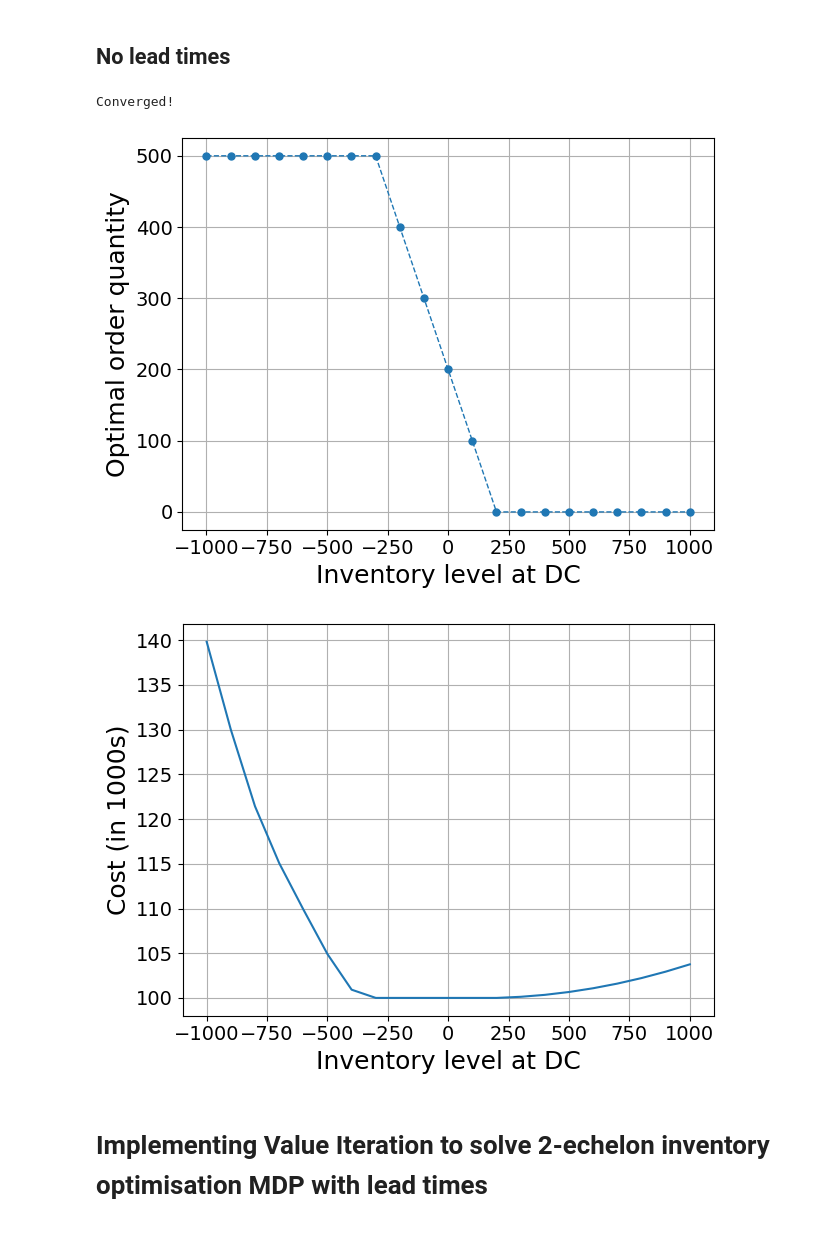
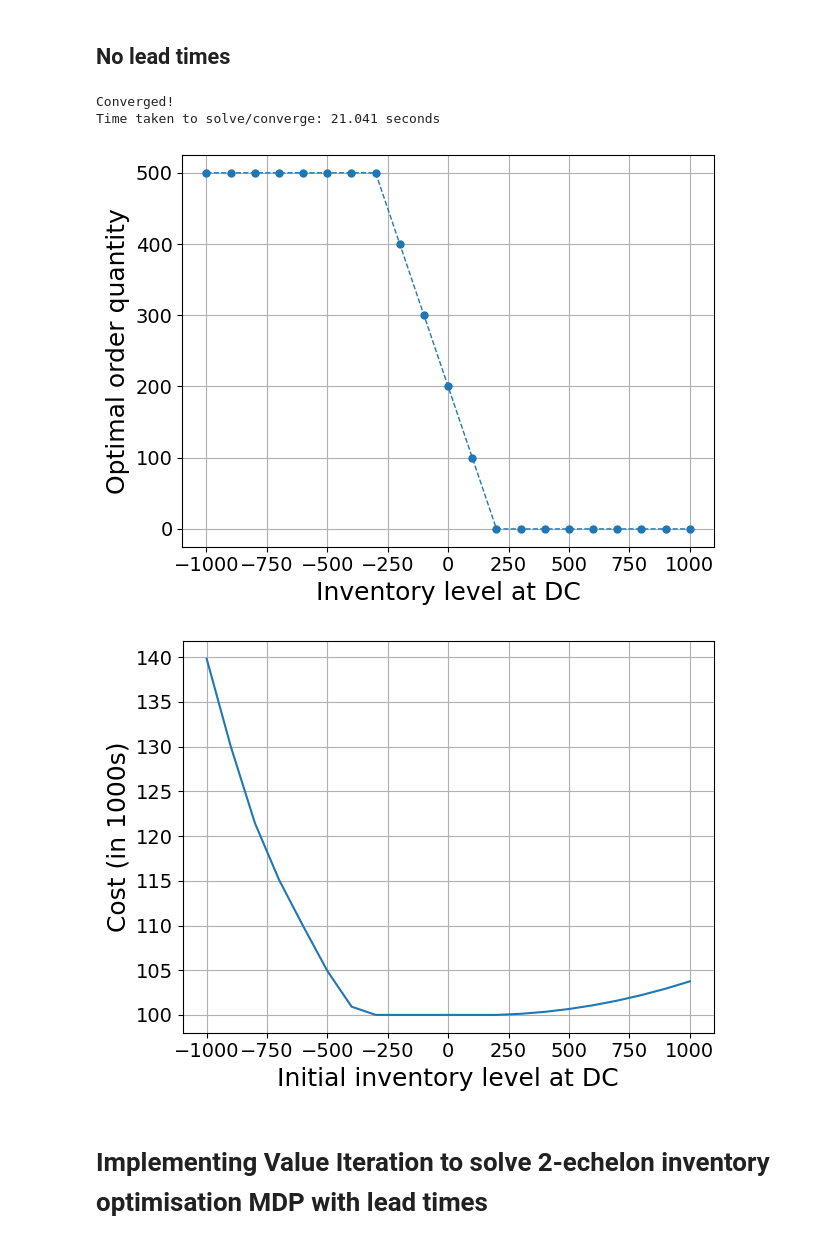
Before and after one commit to turtlesoul25/STOR-i_IM_PhDResearchProposal, a Jupyter notebook: SolveMDP.ipynb, the cells around one changed output. Drawn from its saved outputs; the diff is of its cells as text; code cells hidden in the pictures.

```diff
--- a/SolveMDP.ipynb
+++ b/SolveMDP.ipynb
@@ -92,21 +92,23 @@ def value_update_func(state_idx, action_idx, capacity, demand_distribution):
 
 
 
-def plot_1ech_L0(optimal_dict, capacity, cb, ch, plot_type="policy", maxA=500, savefig=True):
+def plot_1ech_L0(optimal_dict, capacity, cb, ch, plot_type="policy", maxA=500, savefig=True, format="pdf"):
     fig, ax = plt.subplots()
     if plot_type == "policy":
         y_title = "Optimal order quantity"
+        x_title = "Inventory level at DC"
         plt.plot(*zip(*sorted(optimal_dict.items())), linestyle="--", linewidth=1, marker = ".", markersize=10)
     else:
         y_title = "Cost (in 1000s)"
+        x_title = "Initial inventory level at DC"
         plt.plot(*zip(*((il, cost/1000) for il, cost in sorted(optimal_dict.items()))))
 
-    plt.xlabel("Inventory level at DC", fontsize=18)
+    plt.xlabel(x_title, fontsize=18)
     plt.ylabel(y_title, fontsize=18)
     plt.grid()
     plt.tight_layout()
     if savefig:
-        plt.savefig(f"Figures/single_echelon/{plot_type}_L0_cap{capacity}_moq{maxA}_sl{cb*100/(cb+ch):.1f}.pdf", dpi=300)
+        plt.savefig(f"Figures/single_echelon/{plot_type}_L0_cap{capacity}_moq{maxA}_sl{cb*100/(cb+ch):.1f}.{format}", dpi=300)
     plt.show()
 # %%
 # Setting Problem Parameters
@@ -136,18 +138,19 @@ optimal_policy_no_lead = results_no_lead["optimal_policy"]
 cost_function_no_lead = results_no_lead["value_function"]
 
 
-store_results(results_no_lead, 1, "L0", capacity, 500, [cb], [ch])
+store_results(results_no_lead, 1, "L0", capacity, 500, [cb], [ch], gamma)
 
 print(f"Time taken to solve/converge: {time_nolead:.3f} seconds")
 # %% [output]
 Converged!
+Time taken to solve/converge: 21.041 seconds
 # %%
 
-plot_1ech_L0(optimal_policy_no_lead, capacity, cb, ch)
-plot_1ech_L0(cost_function_no_lead, capacity, cb, ch, plot_type="cost")
+plot_1ech_L0(optimal_policy_no_lead, capacity, cb, ch, format="png")
+plot_1ech_L0(cost_function_no_lead, capacity, cb, ch, plot_type="cost", format="png")
 # %% [output]
 [figure]
-[figure, old version]
+[figure, new version]
 # %%
 # # Plotting code side by side
 # fig, ax = plt.subplots(1, 2, figsize=(13,6))
```
Also changed, not shown: parts of 6 cells of this notebook, 12 other files.
